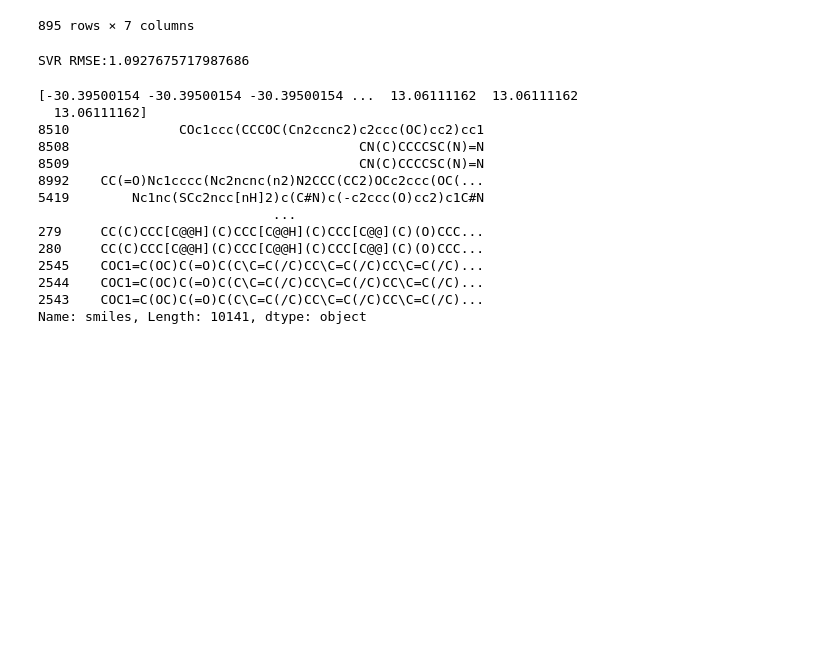
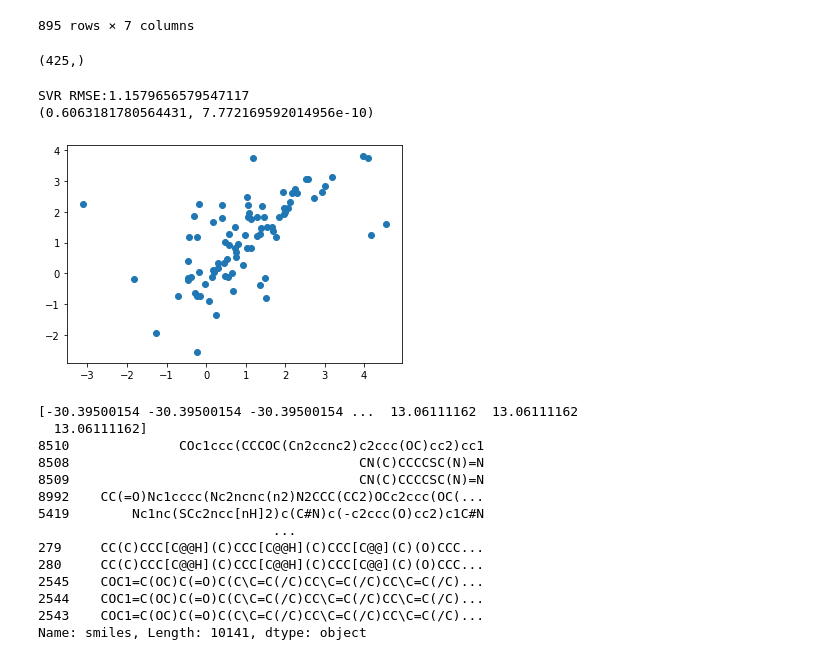
Before and after one commit to srensi/tmprss2, a Jupyter notebook: 20200525_TMPRSS2_SVM.ipynb, the cells around one changed output. Drawn from its saved outputs; the diff is of its cells as text; code cells hidden in the pictures; blank space fills up the shorter version.

```diff
--- a/20200525_TMPRSS2_SVM.ipynb
+++ b/20200525_TMPRSS2_SVM.ipynb
@@ -52,19 +53,27 @@ y = -np.log10(y)
 y = y[~np.isnan(y)]
 # %%
 #split training and testing data for each dataset
-
+print(y.shape)
 train_X, test_X, train_y, test_y = train_test_split(X, y, test_size=0.2)
+# %% [output]
+(425,)
 # %%
 #SVM regression
 svmReg = make_pipeline(StandardScaler(), LinearSVR(random_state=0, tol=1e-5))
 svmReg.fit(train_X, train_y)
 
 pred = svmReg.predict(test_X)
 MSE = mean_squared_error(test_y, pred)
 RMSE = np.sqrt(MSE)
 print("SVR RMSE:{}".format(RMSE))
+
+plt.scatter(test_y, pred)
+corr = scipy.stats.pearsonr(test_y, pred)
+print(corr)
 # %% [output]
-SVR RMSE:1.0927675717987686
+SVR RMSE:1.1579656579547117
+(0.6063181780564431, 7.772169592014956e-10)
+[figure, added]
 # %%
 # collect dataset
 broad_library = pd.read_csv('../data/broad_repurposing_library.csv')
```
Also changed, not shown: parts of 8 cells of this notebook.
